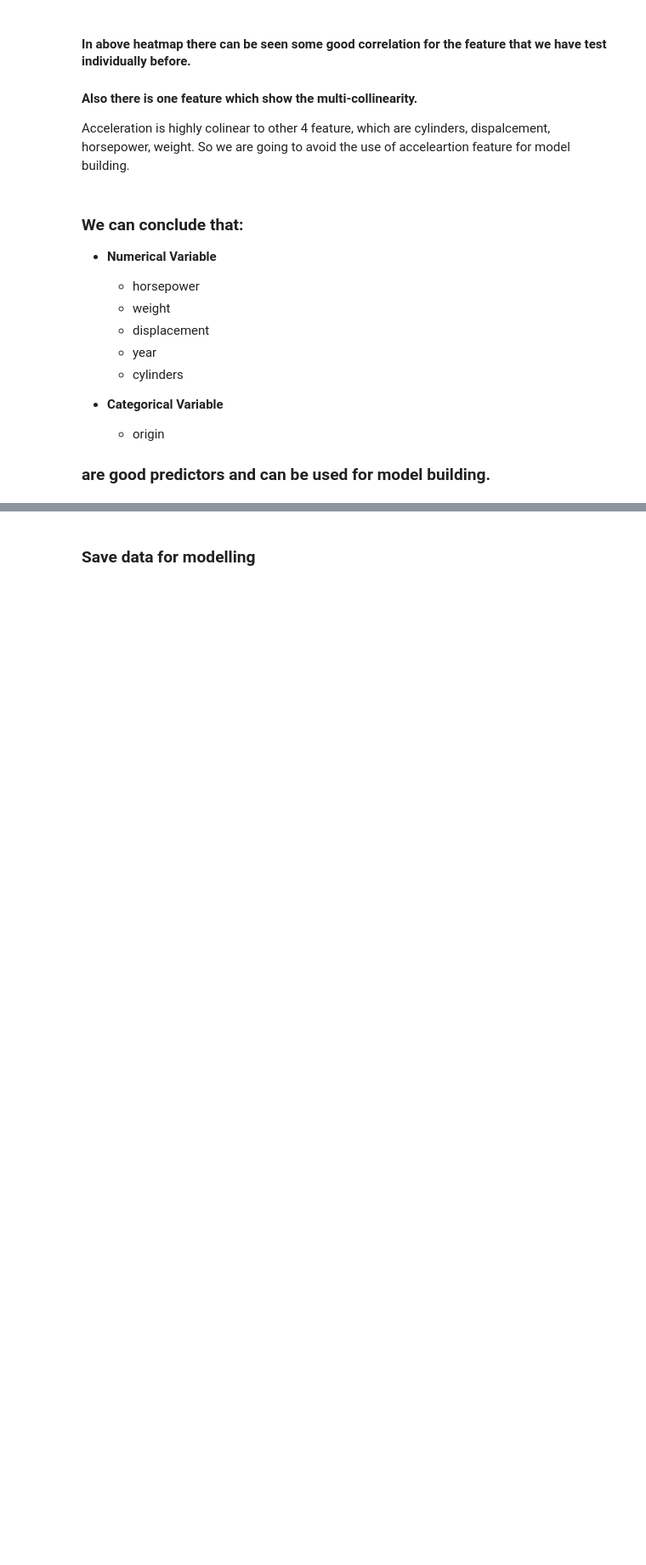
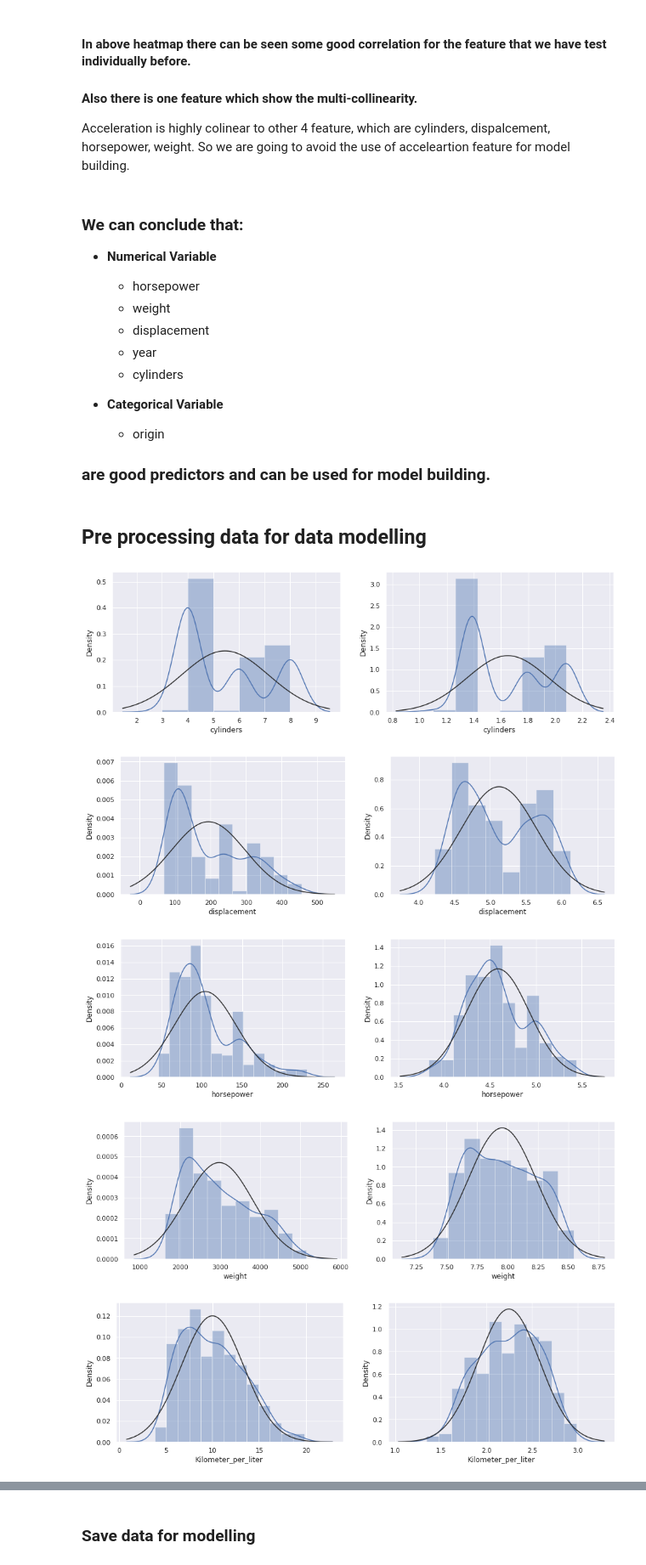
Before and after one commit to CosmiX-6/Supervised-Machine-Learning-Solved, a Jupyter notebook: VehiclePerformancePrediction/vehicle performance prediction.ipynb, the cells around one changed output, grey strips where cells are left out. Shown: that part at 85% size. Drawn from its saved outputs; the diff is of its cells as text; code cells hidden in the pictures; blank space fills up the shorter version.

Commit message:
final commit @vehicle

```diff
--- a/VehiclePerformancePrediction/vehicle performance prediction.ipynb
+++ b/VehiclePerformancePrediction/vehicle performance prediction.ipynb
@@ -40,7 +48,7 @@ import warnings
 warnings.filterwarnings('ignore')
 # %%
 # loading dataset into a dataframe
-path = 'Dataset/data.csv'
+path = 'https://raw.githubusercontent.com/CosmiX-6/Supervised-Machine-Learning-Solved/master/VehiclePerformancePrediction/Dataset/data.csv'
 
 df = pd.read_csv(path)
 
@@ -341,6 +361,9 @@ plt.show()
 
 Acceleration is highly colinear to other 4 feature, which are cylinders, dispalcement, horsepower, weight.
 So we are going to avoid the use of acceleartion feature for model building.
+# %%
+# dropping column acceleartion
+df.drop(['acceleration', 'name'], axis=1, inplace=True)
 # %% [markdown]
 ### We can conclude that:
 
@@ -356,3 +379,32 @@ So we are going to avoid the use of acceleartion feature for model building.
     + origin
 
 ### are good predictors and can be used for model building.
+# %% [markdown]
+## Pre processing data for data modelling
+# %%
+# grabing the name of numerical columns
+df_col = list(df.select_dtypes(include=np.number))
+df_col.remove('origin')
+df_col.remove('year')
+
+# plotting graph using subplot
+for count, col in enumerate(df_col):
+    plt.figure(figsize = (15, 25))
+    count = (count+1)*2
+
+    # before normalizing
+    sns.distplot(df[col], kde=True, fit=norm, ax=plt.subplot(5,2,count-1))
+
+    # using log transformation
+    df[col] = np.log(df[col])
+
+    # after normalizing
+    sns.distplot(df[col], kde=True, fit=norm, ax=plt.subplot(5,2,count))
+
+plt.show()
+# %% [output]
+[figure, added]
+[figure, added]
+[figure, added]
+[figure, added]
+[figure, added]
```
Also changed, not shown: parts of 32 cells of this notebook, 2 other files.
